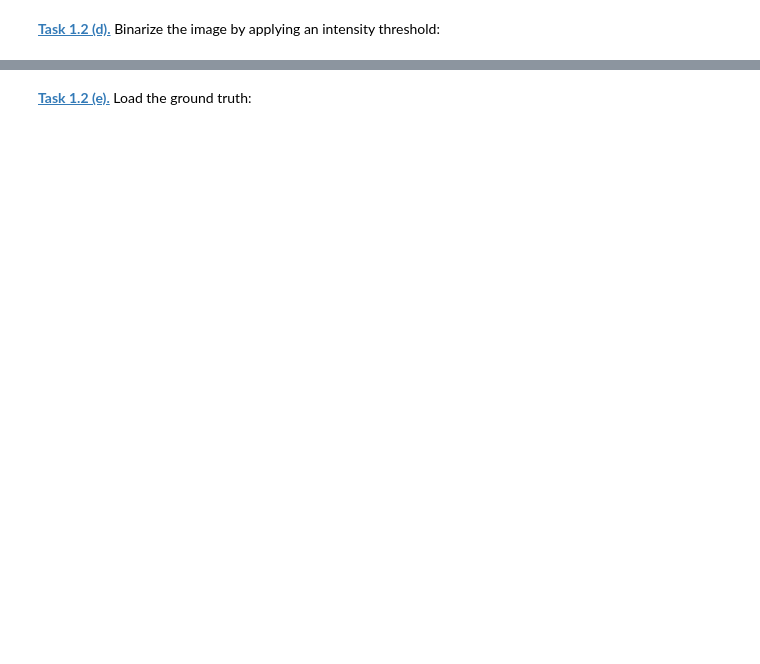
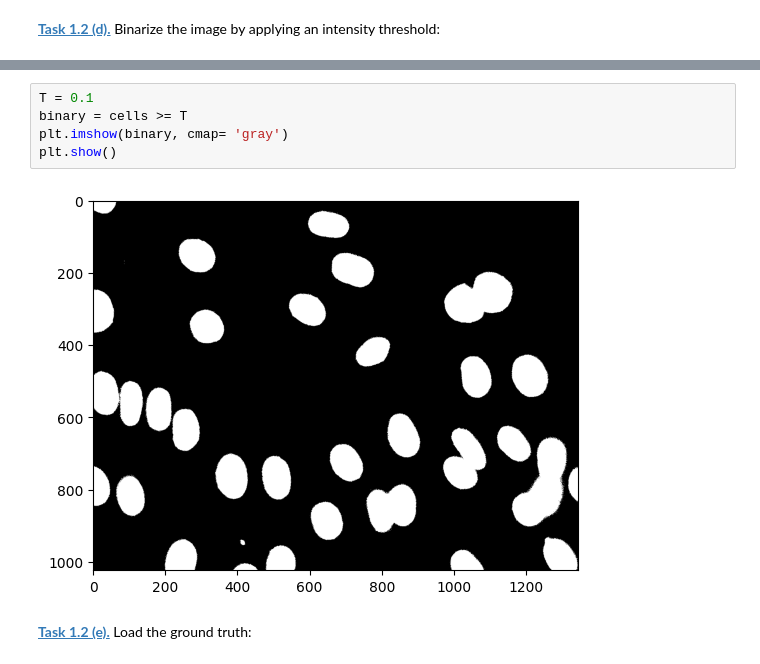
Before and after one commit to AB22-too/mobi-fs5-python, a Jupyter notebook: segm_threshold.ipynb, the cells around one changed output, grey strips where cells are left out. Saved outputs shown, nothing was run; the diff lists cells and outputs as text; blank space fills up the shorter version.

```diff
--- a/segm_threshold.ipynb
+++ b/segm_threshold.ipynb
@@ -28,2 +60,9 @@ ValueError: the input array must have size 3 along `channel_axis`, got (512, 512
+# %%
+T = 0.1
+binary = cells >= T
+plt.imshow(binary, cmap= 'gray')
+plt.show()
+# %% [output]
+[figure, added]
 # %% [markdown]
 **[Task 1.2 (e).]()** Load the ground truth:
```
Also changed, not shown: parts of 8 cells of this notebook, 2 other files.
